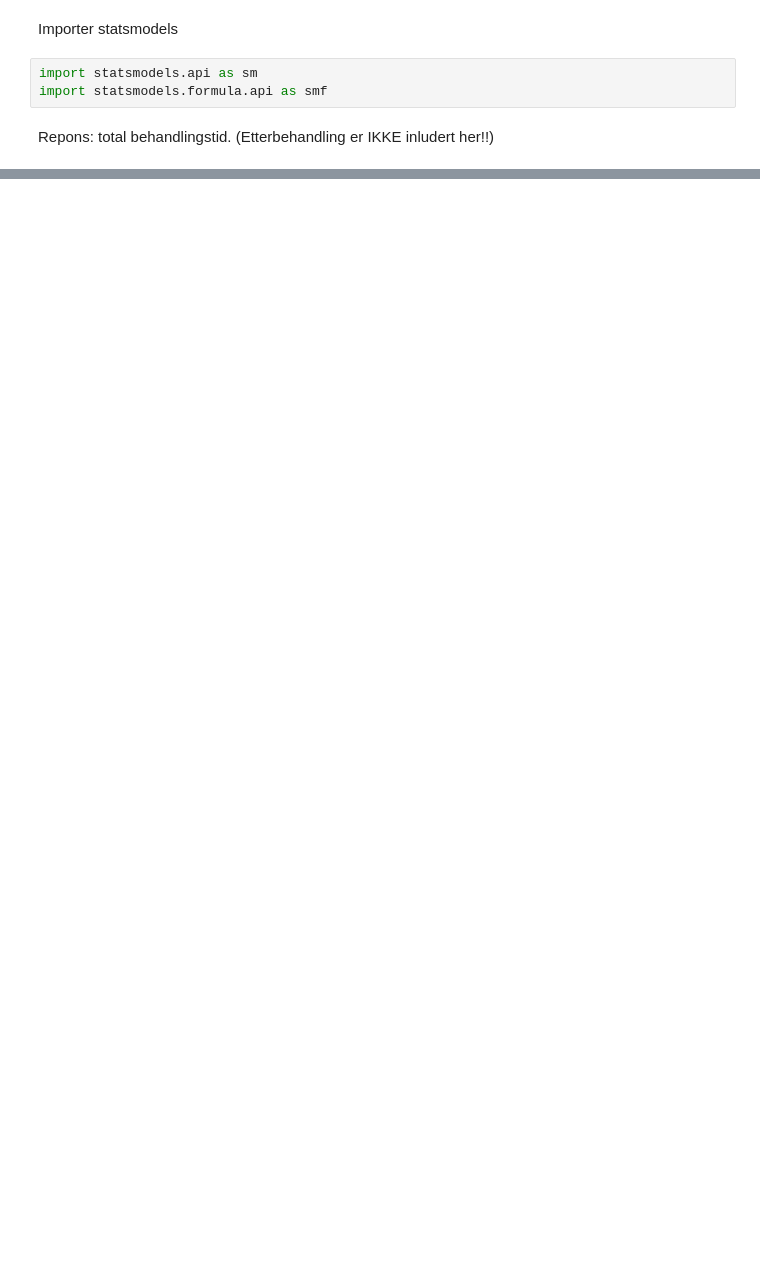
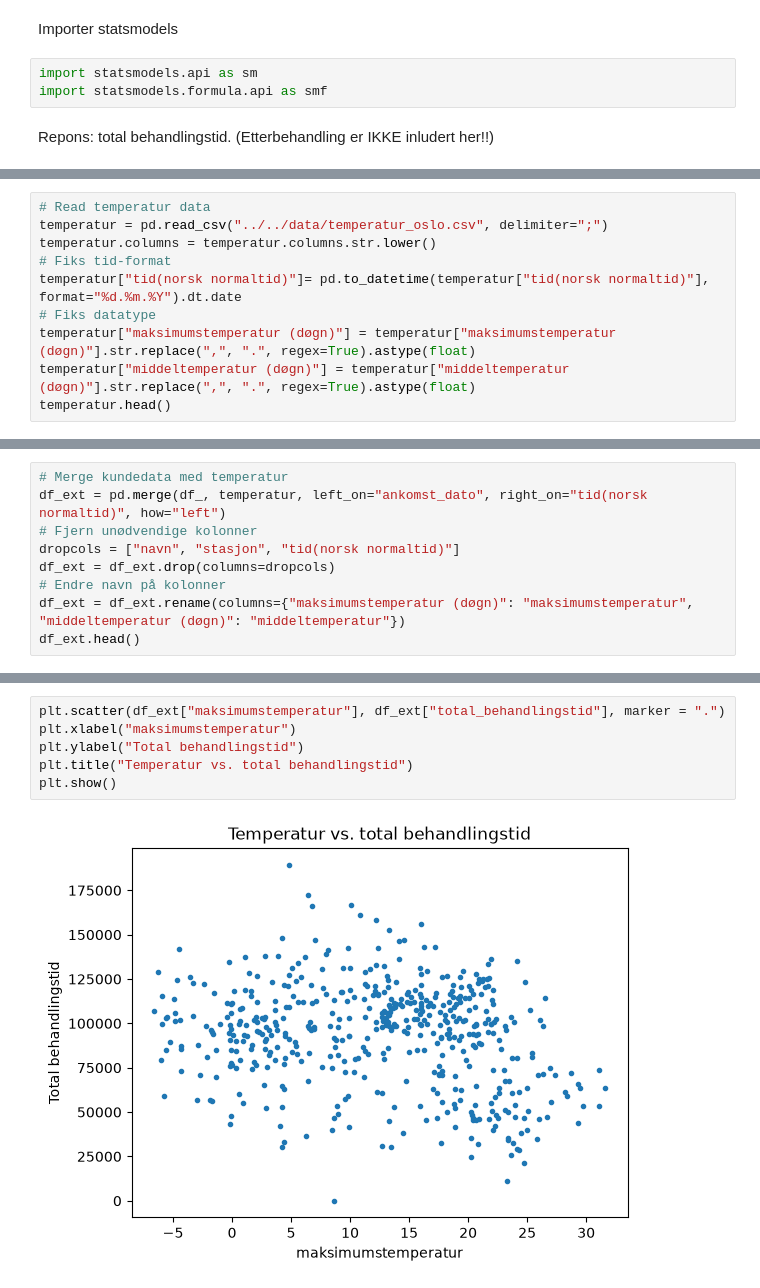
Before and after one commit to adnerolstad-klp/inngangsanalyse, a Jupyter notebook: code/notebooks/02_agg_analysis.ipynb, the cells around one changed output, grey strips where cells are left out. Cells and saved outputs as stored; diff of their text form; blank space fills up the shorter version.

Commit message:
testet litt med temperaturdata

```diff
--- a/code/notebooks/02_agg_analysis.ipynb
+++ b/code/notebooks/02_agg_analysis.ipynb
@@ -338,0 +385,10 @@ C(er_dag_etter_helligdag)[T.1]    -0.0266      0.073     -0.362      0.717
+# %%
+# Read temperatur data
+temperatur = pd.read_csv("../../data/temperatur_oslo.csv", delimiter=";")
+temperatur.columns = temperatur.columns.str.lower()
+# Fiks tid-format
+temperatur["tid(norsk normaltid)"]= pd.to_datetime(temperatur["tid(norsk normaltid)"], format="%d.%m.%Y").dt.date
+# Fiks datatype
+temperatur["maksimumstemperatur (døgn)"] = temperatur["maksimumstemperatur (døgn)"].str.replace(",", ".", regex=True).astype(float)
+temperatur["middeltemperatur (døgn)"] = temperatur["middeltemperatur (døgn)"].str.replace(",", ".", regex=True).astype(float)
+temperatur.head()
@@ -338,0 +402,9 @@ C(er_dag_etter_helligdag)[T.1]    -0.0266      0.073     -0.362      0.717
+# %%
+# Merge kundedata med temperatur
+df_ext = pd.merge(df_, temperatur, left_on="ankomst_dato", right_on="tid(norsk normaltid)", how="left")
+# Fjern unødvendige kolonner
+dropcols = ["navn", "stasjon", "tid(norsk normaltid)"]
+df_ext = df_ext.drop(columns=dropcols)
+# Endre navn på kolonner
+df_ext = df_ext.rename(columns={"maksimumstemperatur (døgn)": "maksimumstemperatur", "middeltemperatur (døgn)": "middeltemperatur"})
+df_ext.head()
@@ -338,0 +484,8 @@ C(er_dag_etter_helligdag)[T.1]    -0.0266      0.073     -0.362      0.717
+# %%
+plt.scatter(df_ext["maksimumstemperatur"], df_ext["total_behandlingstid"], marker = ".")
+plt.xlabel("maksimumstemperatur")
+plt.ylabel("Total behandlingstid")
+plt.title("Temperatur vs. total behandlingstid")
+plt.show()
+# %% [output]
+[figure, added]
```
Also changed, not shown: parts of 13 cells of this notebook.
